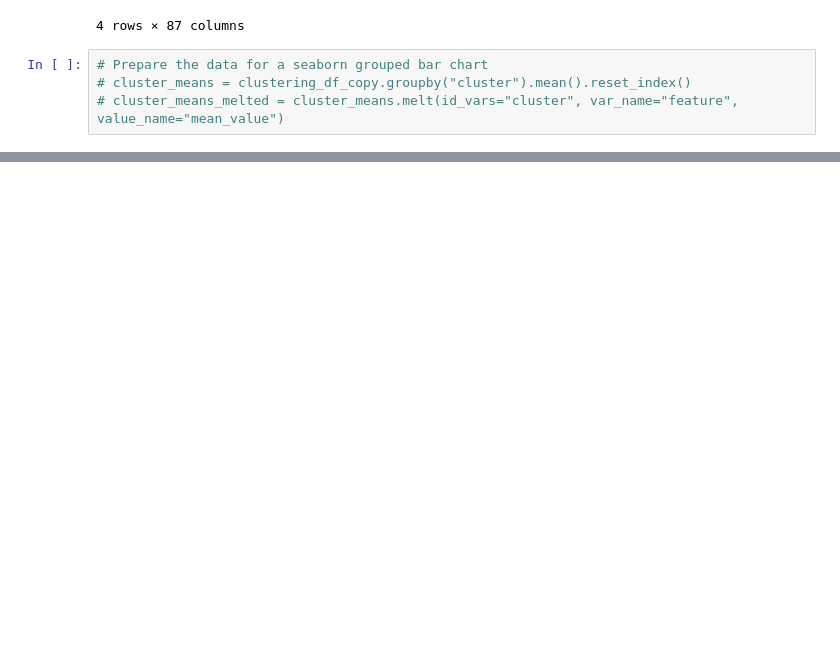
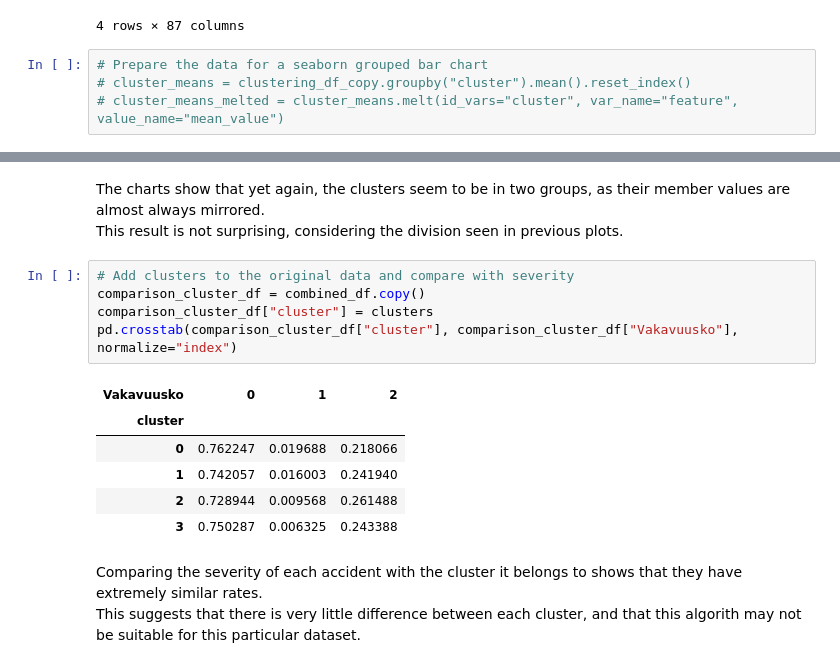
Before and after one commit to nealukumies/dml-project, a Jupyter notebook: traffic_accident_analysis.ipynb, the cells around one changed output, grey strips where cells are left out. Drawn from its saved outputs; the diff is of its cells as text; blank space fills up the shorter version.

Commit message:
Severity comparison

```diff
--- a/traffic_accident_analysis.ipynb
+++ b/traffic_accident_analysis.ipynb
@@ -573,0 +576,18 @@ plt.show()
+# %% [markdown]
+The charts show that yet again, the clusters seem to be in two groups, as their member values are almost always mirrored.
+This result is not surprising, considering the division seen in previous plots.
+# %%
+# Add clusters to the original data and compare with severity
+comparison_cluster_df = combined_df.copy()
+comparison_cluster_df["cluster"] = clusters
+pd.crosstab(comparison_cluster_df["cluster"], comparison_cluster_df["Vakavuusko"], normalize="index")
+# %% [output]
+| Vakavuusko | 0 | 1 | 2 |
+| cluster |  |  |  |
+| 0 | 0.762247 | 0.019688 | 0.218066 |
+| 1 | 0.742057 | 0.016003 | 0.241940 |
+| 2 | 0.728944 | 0.009568 | 0.261488 |
+| 3 | 0.750287 | 0.006325 | 0.243388 |
+# %% [markdown]
+Comparing the severity of each accident with the cluster it belongs to shows that they have extremely similar rates.
+This suggests that there is very little difference between each cluster, and that this algorith may not be suitable for this particular dataset.
```
Also changed, not shown: parts of 7 cells of this notebook.
